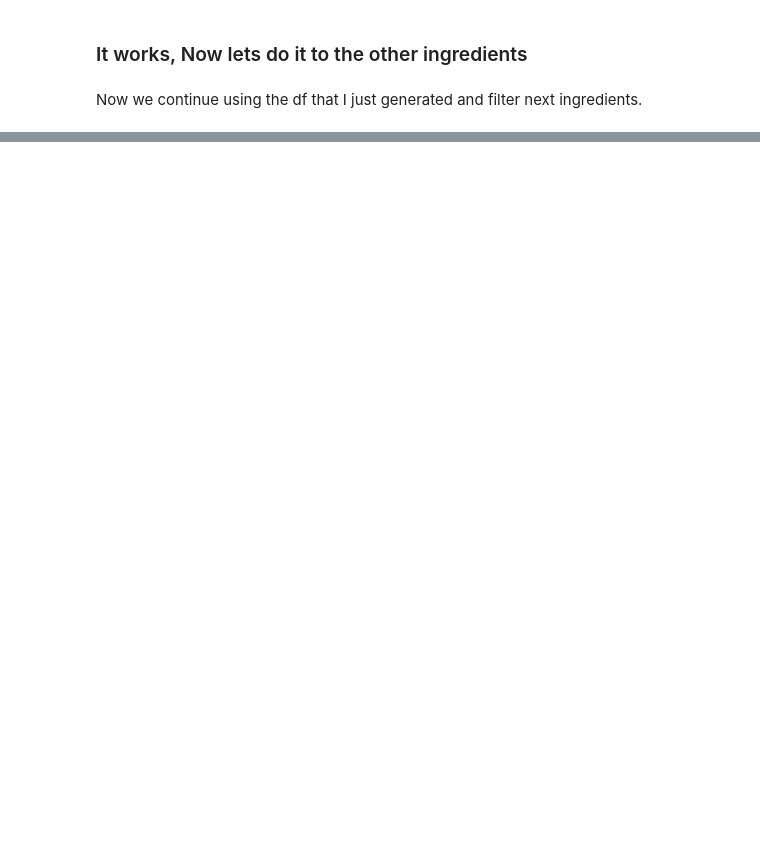
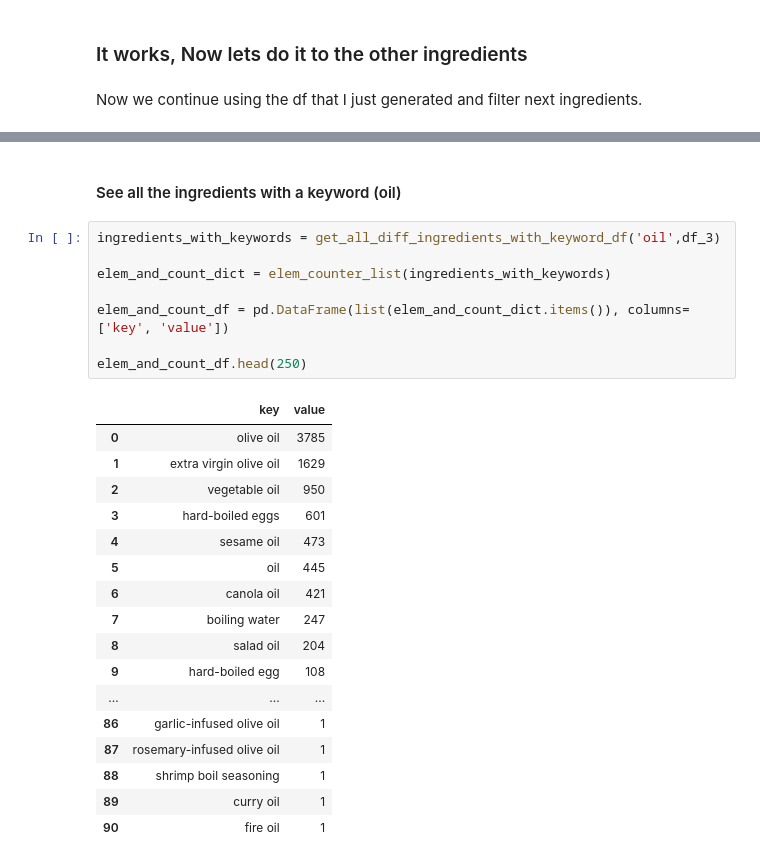
Before and after one commit to PersonalProjects-YassineXHedi/RecipeGenerator, a Jupyter notebook: data_view.ipynb, the cells around one changed output, grey strips where cells are left out. Drawn from its saved outputs; the diff is of its cells as text; blank space fills up the shorter version.

```diff
--- a/data_view.ipynb
+++ b/data_view.ipynb
@@ -224,0 +261,28 @@ Now we continue using the df that I just generated and filter next ingredients.
+# %% [markdown]
+#### See all the ingredients with a keyword (oil)
+# %%
+ingredients_with_keywords = get_all_diff_ingredients_with_keyword_df('oil',df_3)
+
+elem_and_count_dict = elem_counter_list(ingredients_with_keywords)
+
+elem_and_count_df = pd.DataFrame(list(elem_and_count_dict.items()), columns=['key', 'value'])
+
+elem_and_count_df.head(250)
+# %% [output]
+|  | key | value |
+| 0 | olive oil | 3785 |
+| 1 | extra virgin olive oil | 1629 |
+| 2 | vegetable oil | 950 |
+| 3 | hard-boiled eggs | 601 |
+| 4 | sesame oil | 473 |
+| 5 | oil | 445 |
+| 6 | canola oil | 421 |
+| 7 | boiling water | 247 |
+| 8 | salad oil | 204 |
+| 9 | hard-boiled egg | 108 |
+| ... | ... | ... |
+| 86 | garlic-infused olive oil | 1 |
+| 87 | rosemary-infused olive oil | 1 |
+| 88 | shrimp boil seasoning | 1 |
+| 89 | curry oil | 1 |
+| 90 | fire oil | 1 |
```
Also changed, not shown: parts of 16 cells of this notebook, 2 other files.
